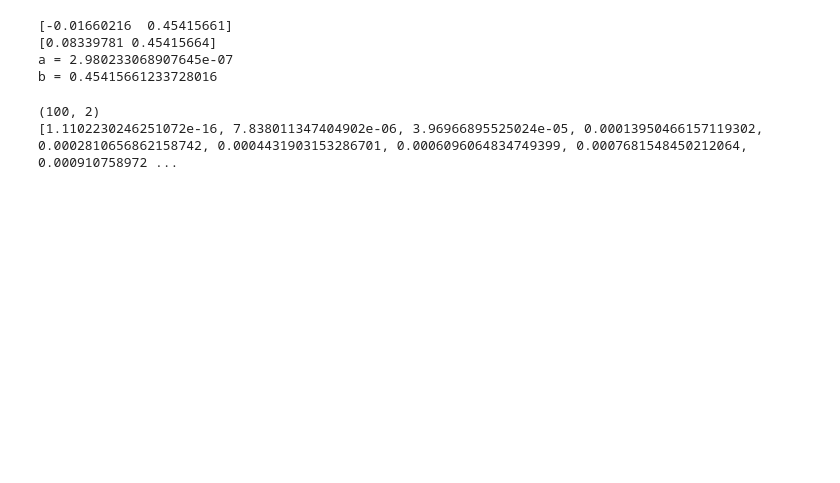
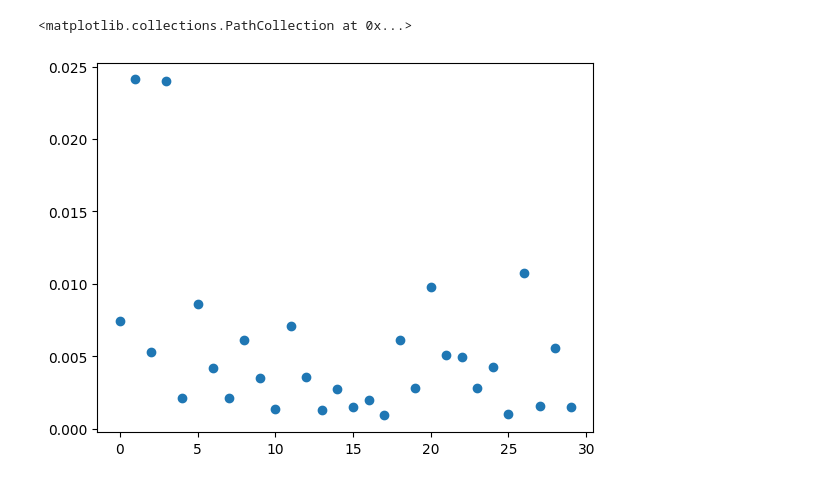
Before and after one commit to shruthisundar123/forceFieldAdaptation, a Jupyter notebook: dataAnalysis.ipynb, the cells around one changed output. Saved outputs shown, nothing was run; the diff lists cells and outputs as text; code cells hidden in the pictures; blank space fills up the shorter version.

```diff
--- a/dataAnalysis.ipynb
+++ b/dataAnalysis.ipynb
@@ -6,49 +8,0 @@ targetsArr = np.load("save_CF1/targets.npy")
-# %%
-## finding equation of line
-#https://stackoverflow.com/questions/21565994/method-to-return-the-equation-of-a-straight-line-given-two-points
-
-currStartingPoint = targetsArr[0,0,0:2]
-print(currStartingPoint)
-
-currEndingPoint = targetsArr[0,-1,0:2]
-print(currEndingPoint)
-
-x = [currStartingPoint[0], currEndingPoint[0]]
-y = [currStartingPoint[1], currEndingPoint[1]]
-
-coefficients = np.polyfit(x, y, 1)
-
-# Print the findings
-print('a =', coefficients[0])
-print('b =', coefficients[1])
-
-# for i in range((targetsArr.shape)[0]):
-#     print(i)
-# %% [output]
-[-0.01660216  0.45415661]
-[0.08339781 0.45415664]
-a = 2.980233068907645e-07
-b = 0.45415661233728016
-# %%
-## finding distance between point and line
-import math
-
-a = coefficients[0]
-b = -1
-c = coefficients[1]
-
-currReach = largeArr[0,:,0:2]
-print(currReach.shape)
-distanceArr = []
-
-for i in range(100):
-    x1 = currReach[i,0]
-    y1 = currReach[i, 1]
-
-    currDist = (abs(a*x1 + b*y1 + c)) / math.sqrt(a*a + b*b)
-    distanceArr.append(currDist)
-
-print(distanceArr)
-# %% [output]
-(100, 2)
-[1.1102230246251072e-16, 7.838011347404902e-06, 3.96966895525024e-05, 0.00013950466157119302, 0.0002810656862158742, 0.0004431903153286701, 0.0006096064834749399, 0.0007681548450212064, 0.000910758972 ...
@@ -54,0 +49,3 @@ print(distanceArr)
+# %%
+deviationsNF1 = findDeviationFromStraightLine(targetsNF1, resultsNF1)
+deviationsCF1 = findDeviationFromStraightLine(targetsCF1, resultsCF1)
@@ -54,0 +64,11 @@ print(distanceArr)
+# %%
+import matplotlib.pyplot as plt
+indices = list(range(1, len(listMedians), 8))
+direction1medians = []
+for i in range(len(indices)):
+    direction1medians.append(listMedians[indices[i]])
+plt.figure()
+plt.scatter(range(len(direction1medians)), direction1medians)
+# %% [output]
+<matplotlib.collections.PathCollection at 0x...>
+[figure, added]
```
Also changed, not shown: parts of 12 cells of this notebook, 6 other files.
